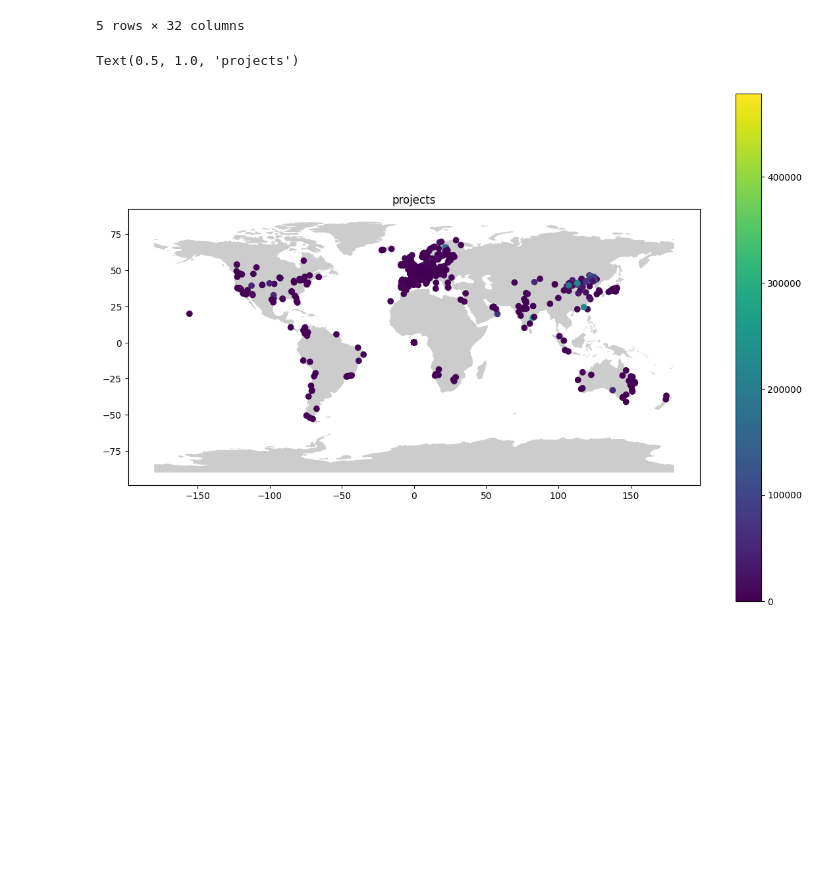
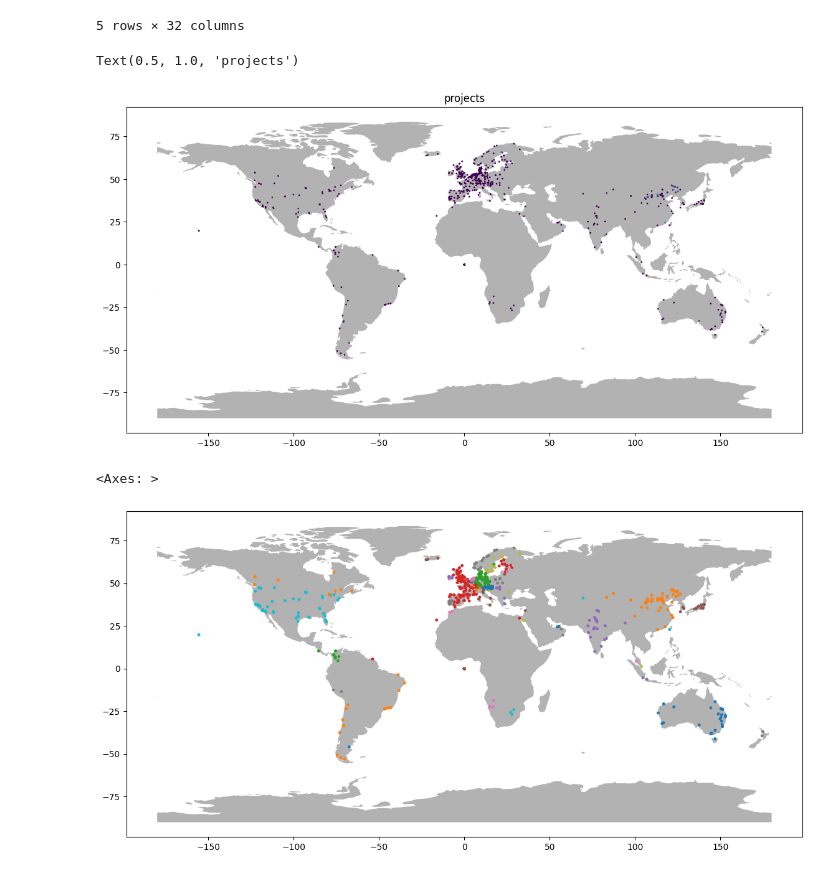
Before and after one commit to paulkubella/pk_H2_an_01, a Jupyter notebook: notebooks/h2_IEA_2024.ipynb, the cells around one changed output. Cells and saved outputs as stored; diff of their text form; code cells hidden in the pictures; blank space fills up the shorter version.

Commit message:
Map and Data Experiments

```diff
--- a/notebooks/h2_IEA_2024.ipynb
+++ b/notebooks/h2_IEA_2024.ipynb
@@ -303,9 +305,7 @@ dtypes: float64(21), object(10)
 memory usage: 213.5+ KB
 # %%
 geometry = geopandas.points_from_xy(df_geo.Longitude, df_geo.Latitude)
-geo_df = geopandas.GeoDataFrame(
-    df_geo, geometry=geometry
-)
+geo_df = geopandas.GeoDataFrame(df_geo, geometry=geometry)
 
 geo_df.head()
 # %% [output]
@@ -322,9 +321,16 @@ world = geopandas.read_file(geodatasets.get_path("naturalearth.land"))
 # %%
 
 fig, ax = plt.subplots(figsize=(14, 10))
-world.plot(ax=ax, alpha=0.4, color="grey")
-geo_df.plot(column="IEA zero-carbon estimated normalized capacity [Nm³ H₂/hour]", ax=ax, legend=True)
+world.plot(ax=ax, alpha=0.6, color="grey")
+geo_df.plot(column="IEA zero-carbon estimated normalized capacity [Nm³ H₂/hour]", ax=ax, markersize=1, legend=False)
 plt.title("projects")
 # %% [output]
 Text(0.5, 1.0, 'projects')
-[figure, old version]
+[figure, new version]
+# %%
+fig, ax = plt.subplots(figsize=(14, 10))
+world.plot(ax=ax, alpha=0.6, color="grey")
+geo_df.plot("Country", legend=False, ax=ax, markersize=6)
+# %% [output]
+<Axes: >
+[figure, added]
```
Also changed, not shown: parts of 9 cells of this notebook.
